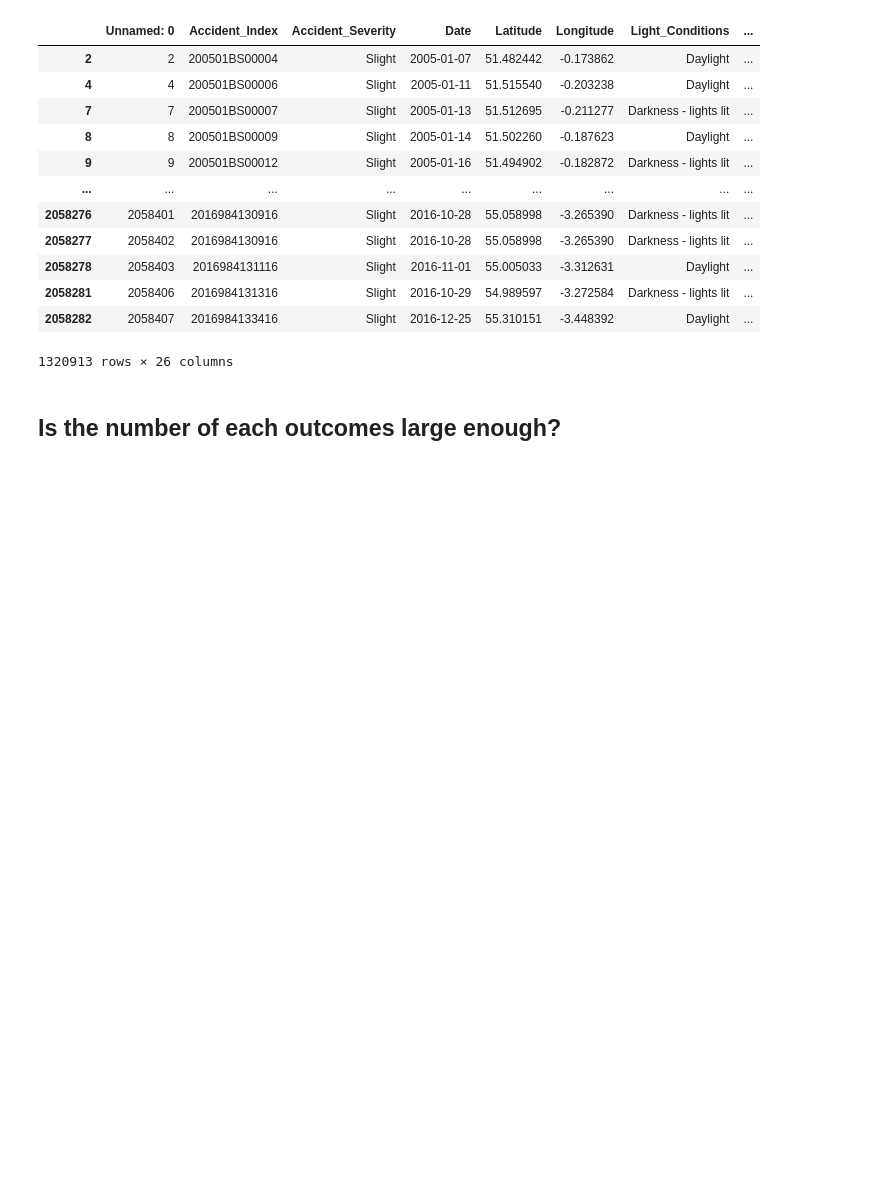
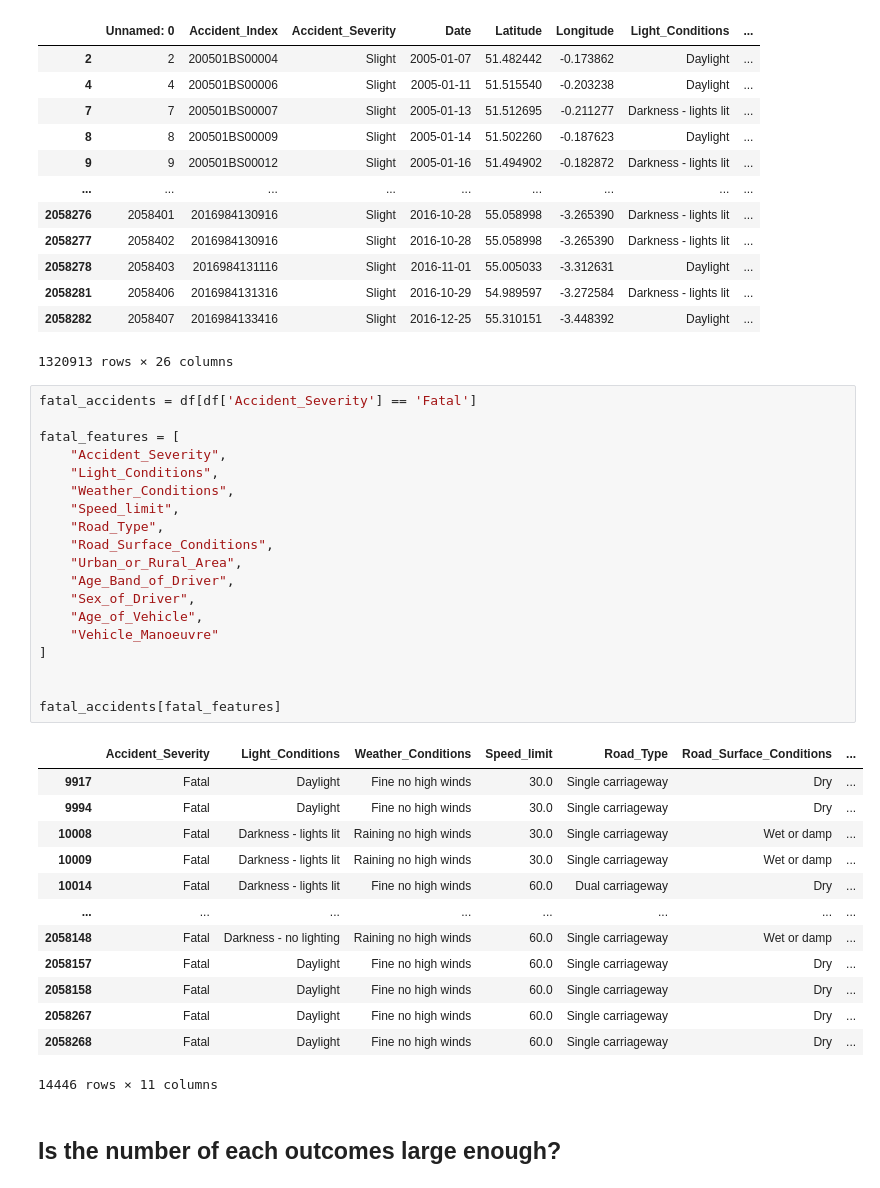
Before and after one commit to Pejomi/AI-exam, a Jupyter notebook: prediction/ann.ipynb, the cells around one changed output. Cells and saved outputs as stored; diff of their text form; blank space fills up the shorter version.

```diff
--- a/prediction/ann.ipynb
+++ b/prediction/ann.ipynb
@@ -43,6 +43,39 @@ df
 | 2058281 | 2058406 | 2016984131316 | Slight | 2016-10-29 | 54.989597 | -3.272584 | Darkness - lights lit | ... |
 | 2058282 | 2058407 | 2016984133416 | Slight | 2016-12-25 | 55.310151 | -3.448392 | Daylight | ... |
 1320913 rows × 26 columns
+# %%
+fatal_accidents = df[df['Accident_Severity'] == 'Fatal']
+
+fatal_features = [
+    "Accident_Severity",
+    "Light_Conditions",
+    "Weather_Conditions",
+    "Speed_limit",
+    "Road_Type",
+    "Road_Surface_Conditions",
+    "Urban_or_Rural_Area",
+    "Age_Band_of_Driver",
+    "Sex_of_Driver",
+    "Age_of_Vehicle",
+    "Vehicle_Manoeuvre"
+]
+
+
+fatal_accidents[fatal_features]
+# %% [output]
+|  | Accident_Severity | Light_Conditions | Weather_Conditions | Speed_limit | Road_Type | Road_Surface_Conditions | ... |
+| 9917 | Fatal | Daylight | Fine no high winds | 30.0 | Single carriageway | Dry | ... |
+| 9994 | Fatal | Daylight | Fine no high winds | 30.0 | Single carriageway | Dry | ... |
+| 10008 | Fatal | Darkness - lights lit | Raining no high winds | 30.0 | Single carriageway | Wet or damp | ... |
+| 10009 | Fatal | Darkness - lights lit | Raining no high winds | 30.0 | Single carriageway | Wet or damp | ... |
+| 10014 | Fatal | Darkness - lights lit | Fine no high winds | 60.0 | Dual carriageway | Dry | ... |
+| ... | ... | ... | ... | ... | ... | ... | ... |
+| 2058148 | Fatal | Darkness - no lighting | Raining no high winds | 60.0 | Single carriageway | Wet or damp | ... |
+| 2058157 | Fatal | Daylight | Fine no high winds | 60.0 | Single carriageway | Dry | ... |
+| 2058158 | Fatal | Daylight | Fine no high winds | 60.0 | Single carriageway | Dry | ... |
+| 2058267 | Fatal | Daylight | Fine no high winds | 60.0 | Single carriageway | Dry | ... |
+| 2058268 | Fatal | Daylight | Fine no high winds | 60.0 | Single carriageway | Dry | ... |
+14446 rows × 11 columns
 # %% [markdown]
 ## Is the number of each outcomes large enough?
 # %%
```
Also changed, not shown: parts of 6 cells of this notebook, 5 other files.
